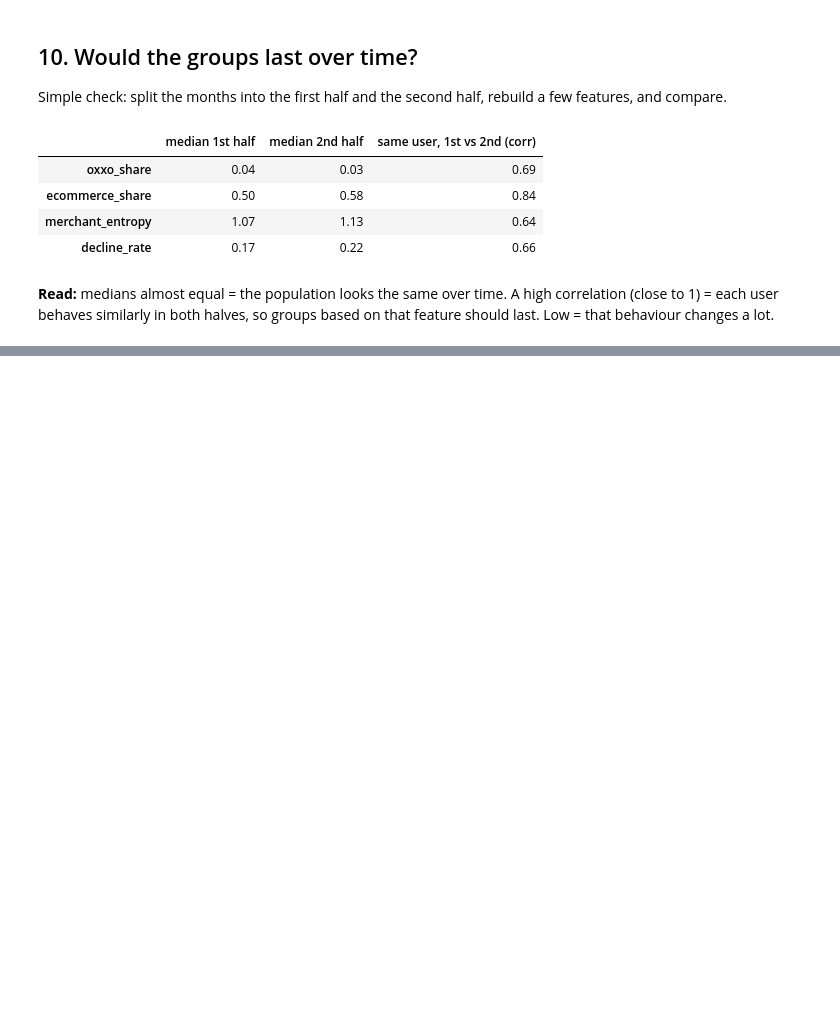
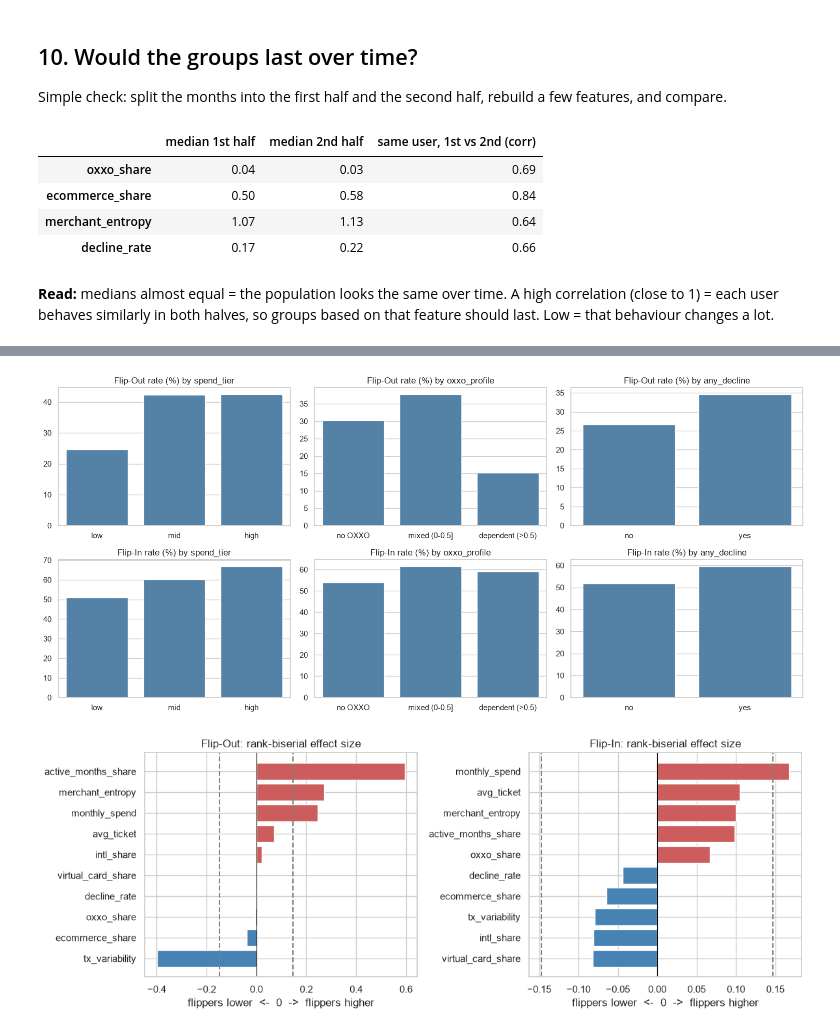
Before and after one commit to Krdz14/EDAgroup5, a Jupyter notebook: Evidence_2.ipynb, the cells around one changed output, grey strips where cells are left out. Drawn from its saved outputs; the diff is of its cells as text; code cells hidden in the pictures; blank space fills up the shorter version.

```diff
--- a/Evidence_2.ipynb
+++ b/Evidence_2.ipynb
@@ -305,0 +421,12 @@ out
+# %%
+# Bootstrap check
+def boot_mean_ci(x, n_boot=2000):
+    x = x.dropna().values
+    means = np.array([rng.choice(x, len(x)).mean() for _ in range(n_boot)])
+    return np.percentile(means, [2.5, 97.5])
+
+chk = []
+for metric in ["oxxo_share", "decline_rate"]:
+    _, _, lo, hi = mean_ci(F[metric]); blo, bhi = boot_mean_ci(F[metric])
+    chk.append((metric, lo, hi, blo, bhi))
+pd.DataFrame(chk, columns=["metric", "analytical_low", "analytical_high", "bootstrap_low", "bootstrap_high"]).round(4)
@@ -305,0 +619,21 @@ out
+# %%
+# Flip rate by category (what the chi-square compares)
+fig, axes = plt.subplots(len(TARGETS), len(CATEGORICAL), figsize=(5 * len(CATEGORICAL), 3.4 * len(TARGETS)))
+for r, tname in enumerate(TARGETS):
+    for c, f in enumerate(CATEGORICAL):
+        rate = F[F[tname].notna()].groupby(f, observed=True)[tname].mean() * 100
+        sns.barplot(x=rate.index.astype(str), y=rate.values, ax=axes[r, c], color="steelblue")
+        axes[r, c].set_title(f"{tname} rate (%) by {f}"); axes[r, c].set_xlabel("")
+plt.tight_layout(); plt.show()
+
+# Effect sizes of the numeric features (practical significance)
+fig, axes = plt.subplots(1, len(TARGETS), figsize=(6 * len(TARGETS), 4.5))
+for ax, tname in zip(axes, TARGETS):
+    e = num_results[tname].rank_biserial.sort_values()
+    ax.barh(e.index, e.values, color=np.where(e.values > 0, "indianred", "steelblue"))
+    for x in (-.147, .147): ax.axvline(x, ls="--", color="grey")
+    ax.axvline(0, color="black", lw=.8); ax.set_title(f"{tname}: rank-biserial effect size"); ax.set_xlabel("flippers lower  <-  0  ->  flippers higher")
+plt.tight_layout(); plt.show()
+# %% [output]
+[figure, added]
+[figure, added]
```
Also changed, not shown: parts of 15 cells of this notebook.
